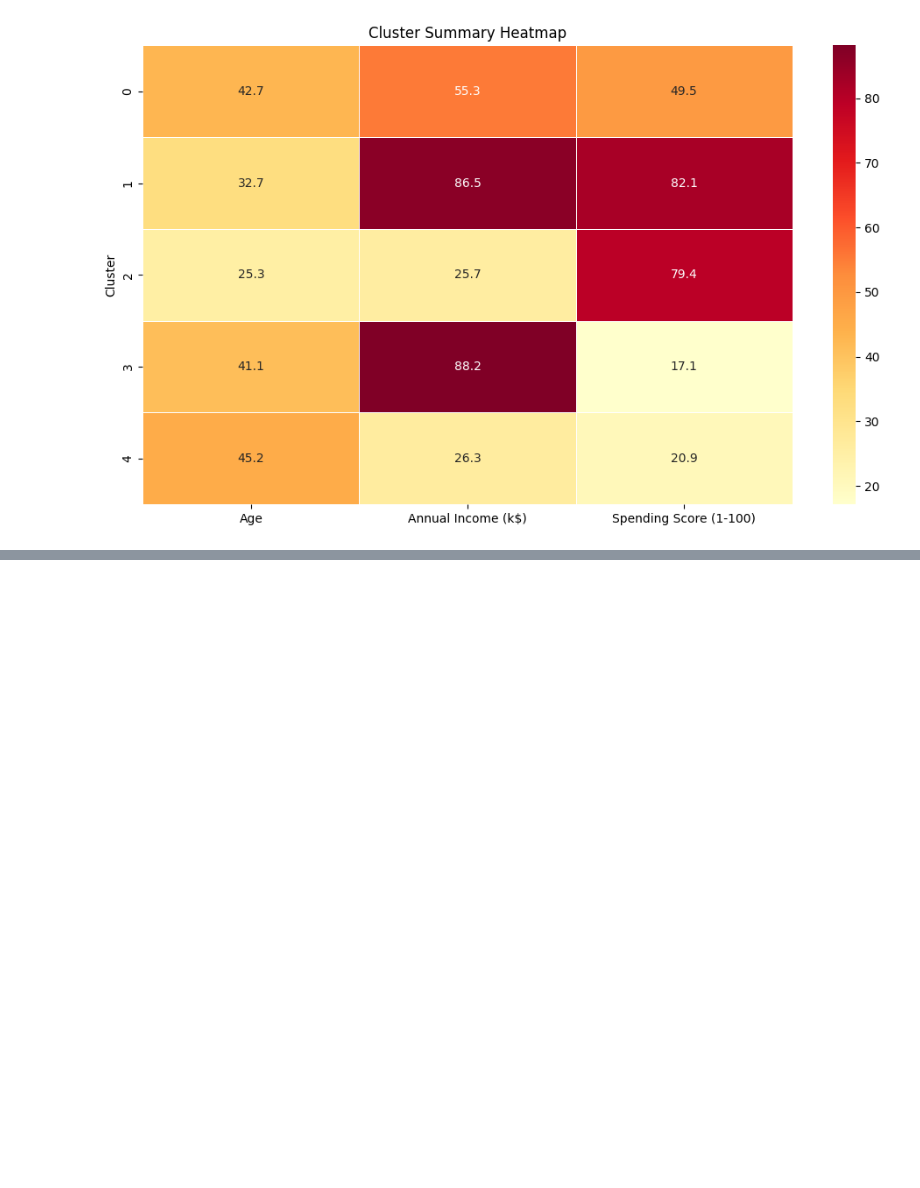
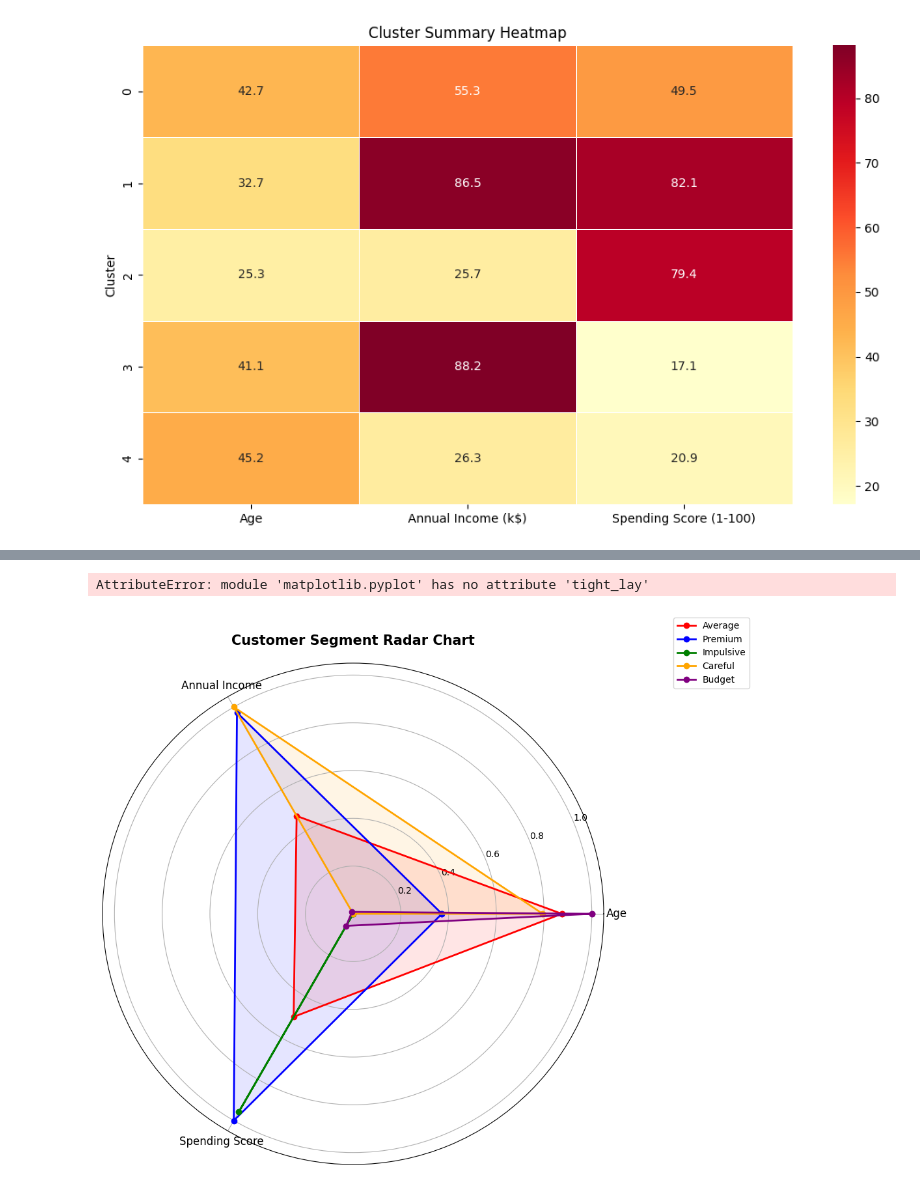
Before and after one commit to Tamanna0607/PRODIGY_ML_02, a Jupyter notebook: customer_segmentation.ipynb, the cells around one changed output, grey strips where cells are left out. Saved outputs shown, nothing was run; the diff lists cells and outputs as text; code cells hidden in the pictures; blank space fills up the shorter version.

```diff
--- a/customer_segmentation.ipynb
+++ b/customer_segmentation.ipynb
@@ -270,0 +341,37 @@ plt.show()
+# %%
+from matplotlib.patches import FancyBboxPatch
+import numpy as np
+
+categories = ['Age', 'Annual Income', 'Spending Score']
+cluster_names = ['Average', 'Premium', 'Impulsive', 'Careful', 'Budget']
+colors = ['red', 'blue', 'green', 'orange', 'purple']
+
+cluster_summary = df.groupby('Cluster')[['Age', 'Annual Income (k$)',
+                                          'Spending Score (1-100)']].mean()
+
+# Normalize values 0-1
+cluster_normalized = (cluster_summary - cluster_summary.min()) / \
+                     (cluster_summary.max() - cluster_summary.min())
+
+N = len(categories)
+angles = [n / float(N) * 2 * np.pi for n in range(N)]
+angles += angles[:1]
+
+fig, ax = plt.subplots(figsize=(10, 10), subplot_kw=dict(projection='polar'))
+
+for i in range(5):
+    values = cluster_normalized.iloc[i].tolist()
+    values += values[:1]
+    ax.plot(angles, values, 'o-', linewidth=2,
+            label=cluster_names[i], color=colors[i])
+    ax.fill(angles, values, alpha=0.1, color=colors[i])
+
+ax.set_xticks(angles[:-1])
+ax.set_xticklabels(categories, fontsize=12)
+ax.set_title('Customer Segment Radar Chart',
+             fontsize=15, fontweight='bold', pad=20)
+ax.legend(loc='upper right', bbox_to_anchor=(1.3, 1.1))
+plt.tight_lay
+# %% [output]
+AttributeError: module 'matplotlib.pyplot' has no attribute 'tight_lay'
+[figure, added]
```
Also changed, not shown: parts of 5 cells of this notebook, 4 other files.
